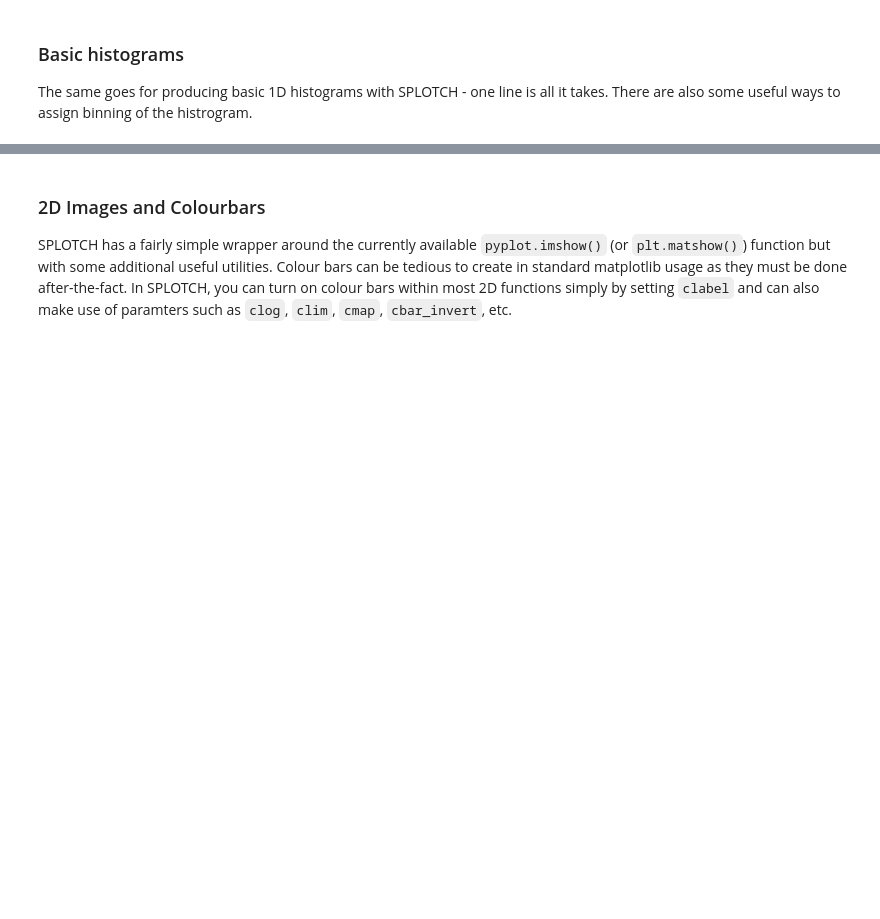
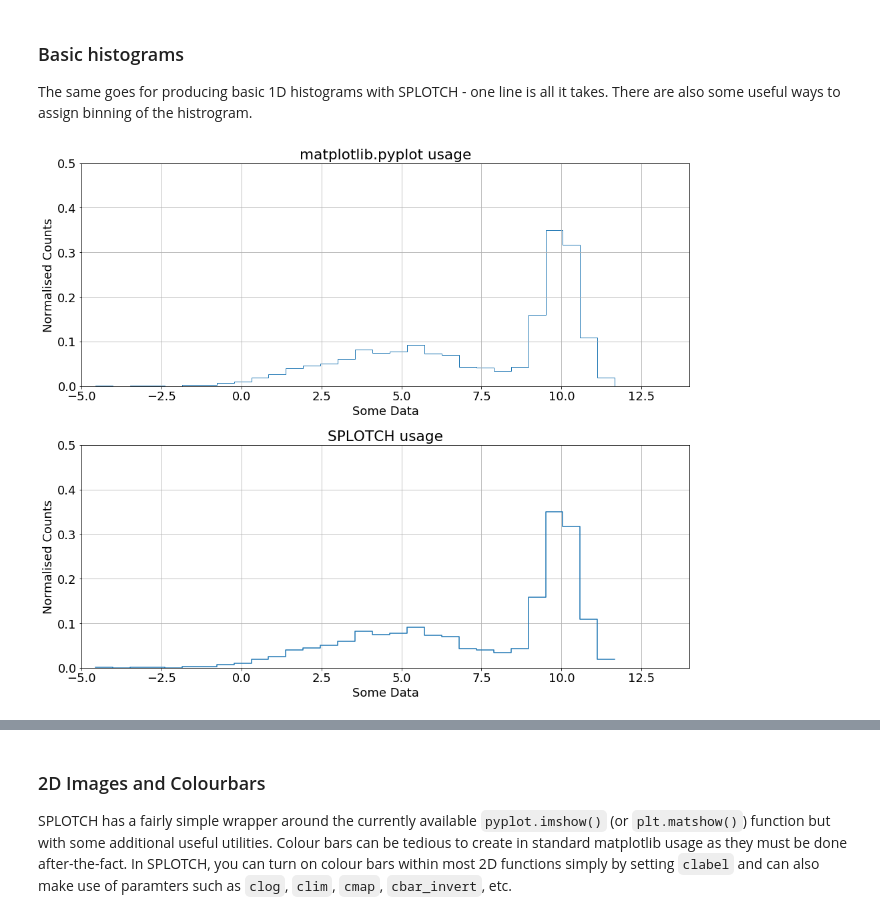
Before and after one commit to MBravoS/splotch, a Jupyter notebook: docs/Examples.ipynb, the cells around one changed output, grey strips where cells are left out. Drawn from its saved outputs; the diff is of its cells as text; code cells hidden in the pictures; blank space fills up the shorter version.

```diff
--- a/docs/Examples.ipynb
+++ b/docs/Examples.ipynb
@@ -19,3 +18,7 @@ matplotlib.rcParams['figure.facecolor'] = 'white' # my own fudge for notebooks :
+# %%
+matplotlib.rcParams['figure.facecolor'] = 'white' # my own fudge for notebooks :/
+matplotlib.rcParams['figure.figsize'] = (14,6) # increased figure size
+matplotlib.rcParams['font.size'] = 18 # increased font size
 # %%
 # Create some fake data
 xdata = np.linspace(0.0,10.0,num=200) + np.random.random(size=200)/10.0
@@ -57,27 +64,30 @@ The same goes for producing basic 1D histograms with SPLOTCH - one line is all i
 # Create an array with some random distribution
 data = np.append(np.random.normal(5.0,2.5,size=1000), np.random.normal(10.0,0.5,size=1000))
 # %%
-fig, (axes1, axes2) = plt.subplots(ncols=2,nrows=1,figsize=(10,3))
+fig, (axes1, axes2) = plt.subplots(ncols=1,nrows=2,figsize=(14,12))
 
 
 #####  MATPLOTLIB USAGE  #####
 #--------------------------------------------------------#
 axes1.hist(data,bins=30,density=True,histtype='step')
 
 axes1.set_xlim(-5,14)
 axes1.set_ylim(0,0.5)
 
 axes1.grid(True)
 axes1.set_xlabel("Some Data")
 axes1.set_ylabel("Normalised Counts")
 axes1.set_title("matplotlib.pyplot usage")
 #--------------------------------------------------------#
 
 
 #####  SPLOTCH USAGE  #####
 #--------------------------------------------------------#
 splt.hist(data,bins=30,ax=axes2,xlim=(-5,14),ylim=(0,0.5),dens=True,
           xlabel="Some Data",ylabel="Normalised Counts",title="SPLOTCH usage",grid=True)
 #--------------------------------------------------------#
 
+plt.tight_layout()
 plt.show()
+# %% [output]
+[figure, added]
```
Also changed, not shown: parts of 17 cells of this notebook, 1 other file.
